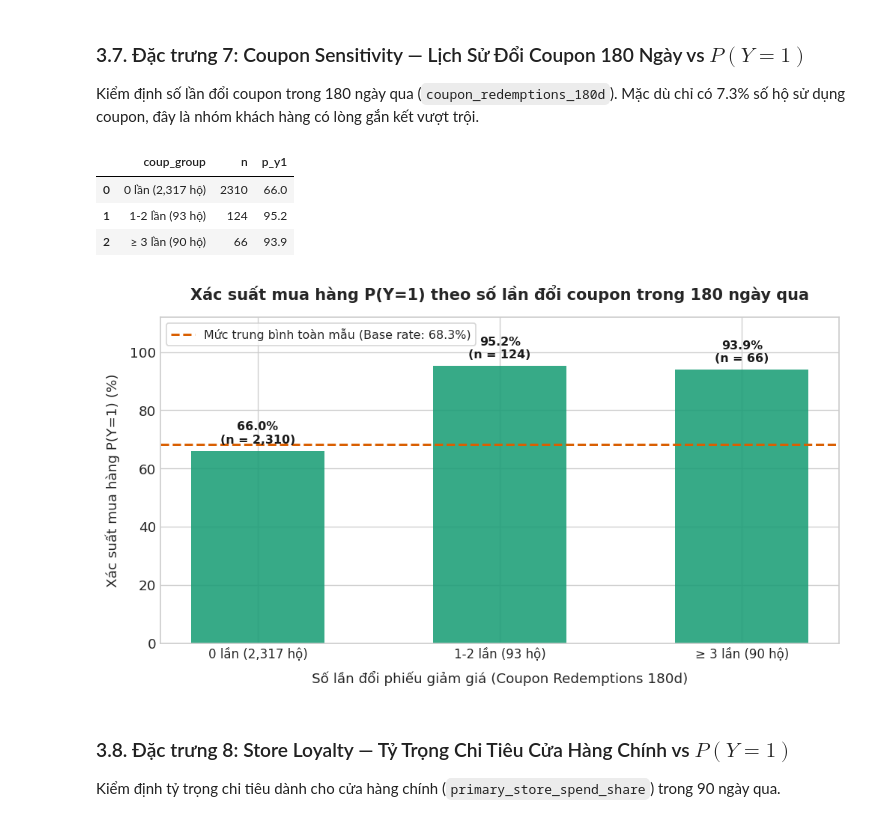
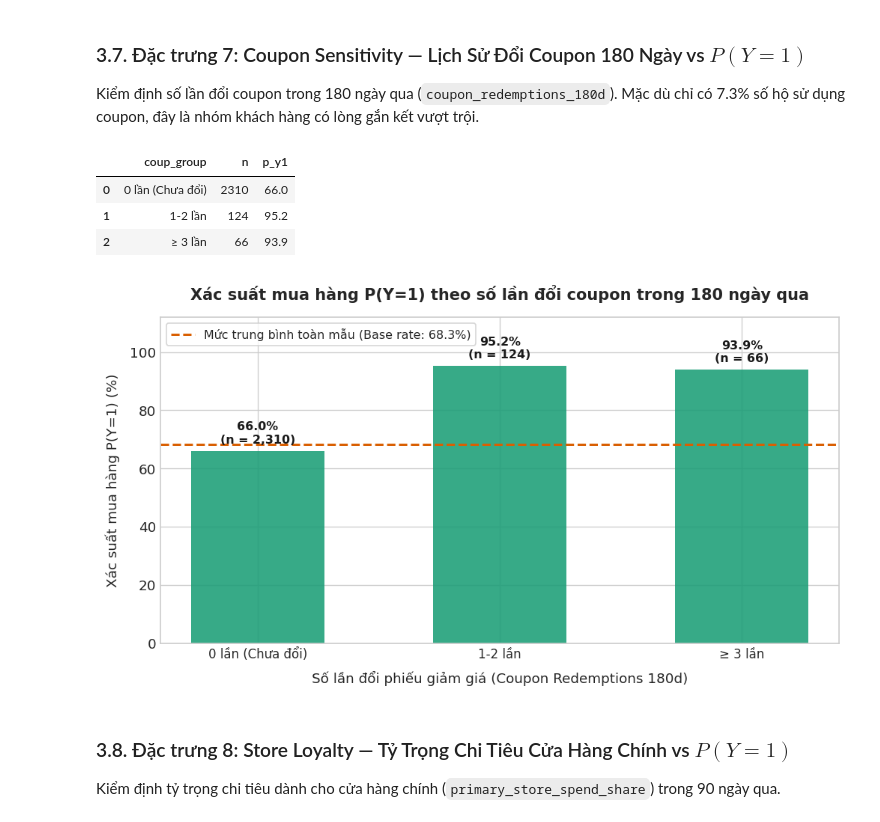
Before and after one commit to kien3007/purchasing-propensity-model, a Jupyter notebook: notebooks/01_eda_and_data_quality.ipynb, the cells around one changed output. Cells and saved outputs as stored; diff of their text form; code cells hidden in the pictures.

```diff
--- a/notebooks/01_eda_and_data_quality.ipynb
+++ b/notebooks/01_eda_and_data_quality.ipynb
@@ -700,9 +700,9 @@ WITH coup_calc AS (
 coup_binned AS (
     SELECT household_key,
            CASE
-               WHEN redempt_count = 0 THEN '0 lần (2,317 hộ)'
-               WHEN redempt_count <= 2 THEN '1-2 lần (93 hộ)'
-               ELSE '≥ 3 lần (90 hộ)'
+               WHEN redempt_count = 0 THEN '0 lần (Chưa đổi)'
+               WHEN redempt_count <= 2 THEN '1-2 lần'
+               ELSE '≥ 3 lần'
            END AS coup_group,
            CASE
                WHEN redempt_count = 0 THEN 1
@@ -710,37 +710,37 @@ coup_binned AS (
                ELSE 3
            END AS grp_order
     FROM coup_calc
 ),
 target AS (
     SELECT household_key,
            CASE WHEN COUNT(*) > 0 THEN 1 ELSE 0 END AS y
     FROM baskets
     WHERE DAY > {t0} AND DAY <= {t0 + 14}
     GROUP BY household_key
 )
 SELECT cb.coup_group,
        COUNT(*) AS n,
        ROUND(AVG(COALESCE(t.y, 0)) * 100.0, 1) AS p_y1
 FROM coup_binned cb
 LEFT JOIN target t ON cb.household_key = t.household_key
 GROUP BY cb.coup_group, cb.grp_order
 ORDER BY cb.grp_order
 """
 df_coup = con.execute(q_coup).df()
 display(df_coup)
 
 plot_gold_standard(df_coup, 'coup_group', 'p_y1', 'n',
                    title="Xác suất mua hàng P(Y=1) theo số lần đổi coupon trong 180 ngày qua",
                    xlabel="Số lần đổi phiếu giảm giá (Coupon Redemptions 180d)",
                    fig_name="06_p_y1_coupon_redemptions.png",
                    delta_idx=(0, -1), delta_label="Mức tăng trưởng",
                    bar_color='#1b9e77')
 # %% [output]
 |  | coup_group | n | p_y1 |
-| 0 | 0 lần (2,317 hộ) | 2310 | 66.0 |
-| 1 | 1-2 lần (93 hộ) | 124 | 95.2 |
-| 2 | ≥ 3 lần (90 hộ) | 66 | 93.9 |
+| 0 | 0 lần (Chưa đổi) | 2310 | 66.0 |
+| 1 | 1-2 lần | 124 | 95.2 |
+| 2 | ≥ 3 lần | 66 | 93.9 |
-[figure, old version]
+[figure, new version]
 # %% [markdown]
 ### 3.8. Đặc trưng 8: Store Loyalty — Tỷ Trọng Chi Tiêu Cửa Hàng Chính vs $P(Y=1)$
 Kiểm định tỷ trọng chi tiêu dành cho cửa hàng chính (`primary_store_spend_share`) trong 90 ngày qua.
```
Also changed, not shown: parts of 6 cells of this notebook, 19 other files.
